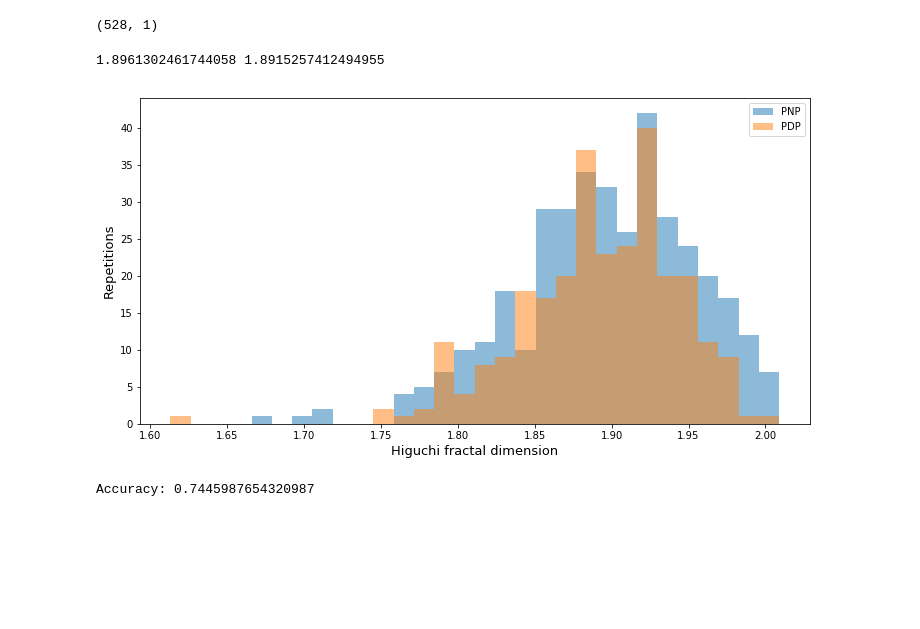
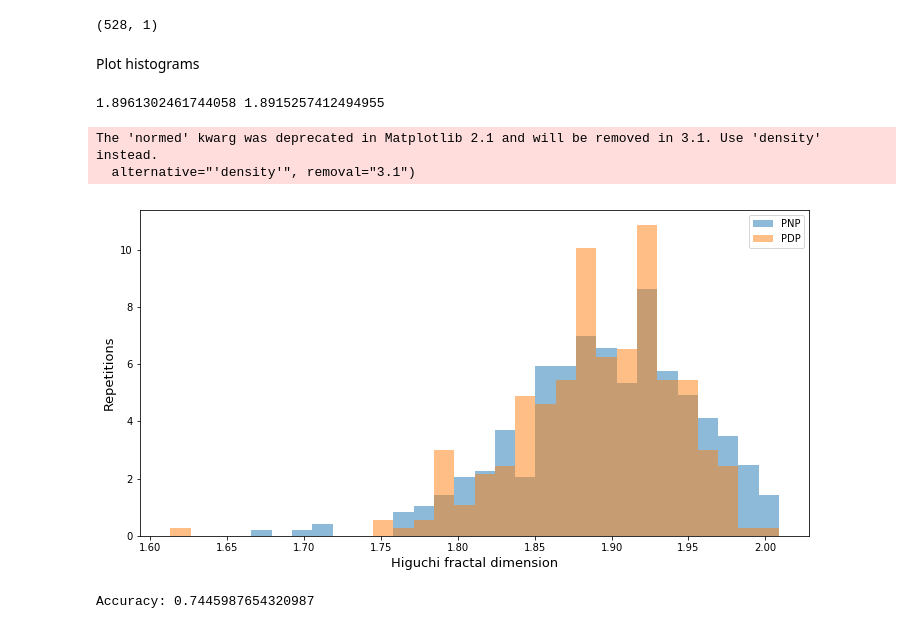
Before and after one commit to cristianch/EEG_CNP, a Jupyter notebook: notebooks/hfd_analysis.ipynb, the cells around one changed output. Saved outputs shown, nothing was run; the diff lists cells and outputs as text; code cells hidden in the pictures; blank space fills up the shorter version.

Commit message:
cumulative dist, normalized hist

```diff
--- a/notebooks/hfd_analysis.ipynb
+++ b/notebooks/hfd_analysis.ipynb
@@ -946,6 +874,8 @@ array([1.84731532, 1.8360126 , 1.85882688, 1.85195306, 1.84423248,
 # %%
 # %% [output]
 (528, 1)
+# %% [markdown]
+Plot histograms
 # %%
 # sample from two overlapping distributions (classes)
 
@@ -962,20 +892,22 @@ print(mean0, mean1)
 # %%
 # plot histogram of each, using same bin delimiters and non-zero transparency
 
 plt.figure(figsize=(12, 6))
 
-_, bins, _ = plt.hist(x0, bins=30, range=range, alpha=0.5)
+_, bins, _ = plt.hist(x0, bins=30, range=range, alpha=0.5, normed=True)
 
-plt.hist(x1, bins=bins, alpha=0.5);
+plt.hist(x1, bins=bins, alpha=0.5, normed=True);
 
 plt.xlabel('Higuchi fractal dimension', fontsize=13)
 plt.ylabel('Repetitions', fontsize=13)
 plt.legend(['PNP', 'PDP'])
 
-plt.savefig('./results/graphs_etc/PDP_PNP_L_CP3_hist.jpg', bbox_inches='tight')
-plt.savefig('./results/graphs_etc/PDP_PNP_L_CP3_hist.eps', bbox_inches='tight')
+plt.savefig('./results/graphs_etc/PDP_PNP_L_CP3_hist_norm.jpg', bbox_inches='tight')
+plt.savefig('./results/graphs_etc/PDP_PNP_L_CP3_hist_norm.eps', bbox_inches='tight')
 # %% [output]
+The 'normed' kwarg was deprecated in Matplotlib 2.1 and will be removed in 3.1. Use 'density' instead.
+  alternative="'density'", removal="3.1")
-[figure, old version]
+[figure, new version]
 # %%
  # estimate accuracy of classifier with threshold half-way between means
 
```
Also changed, not shown: parts of 6 cells of this notebook, 4 other files.
